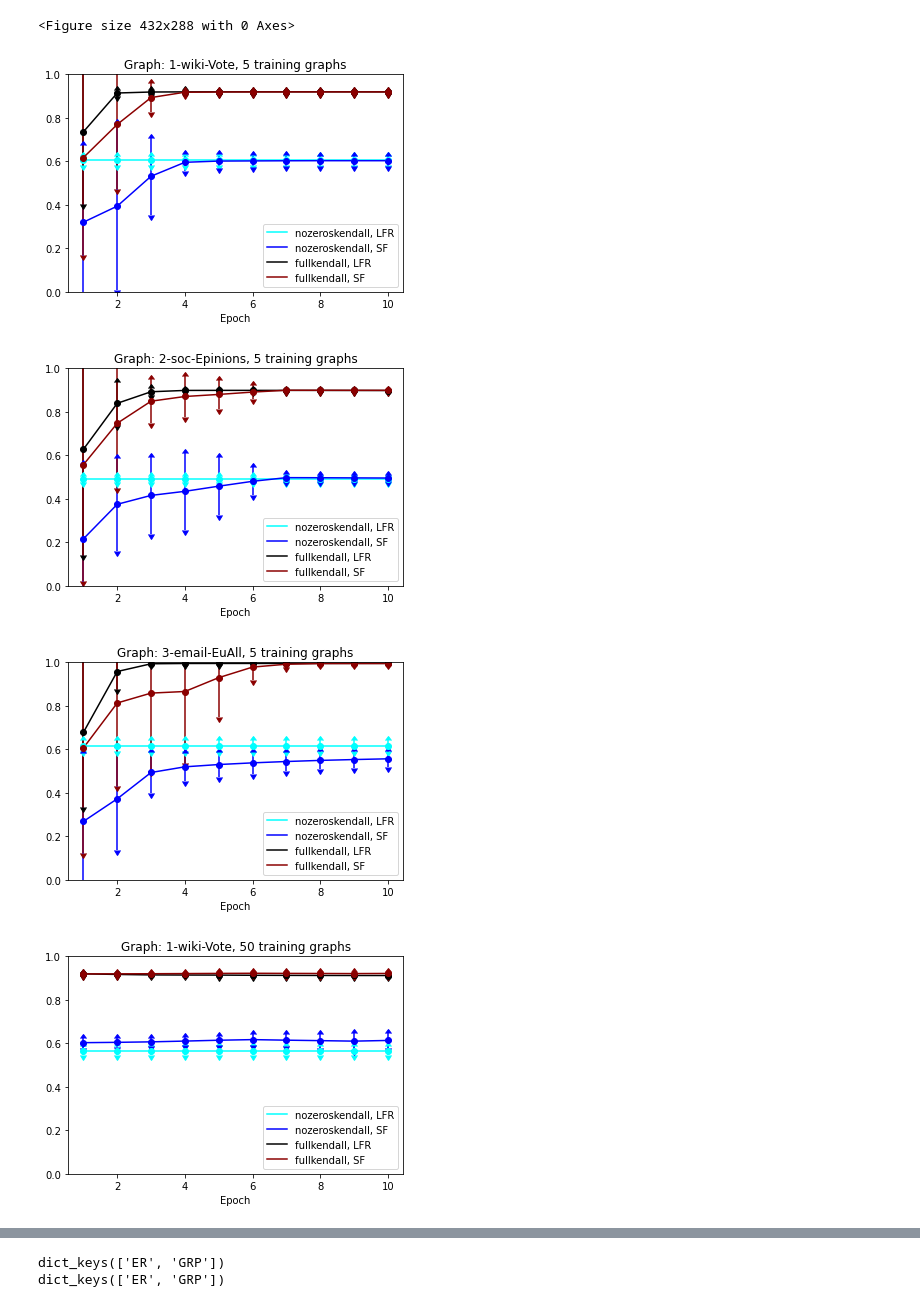
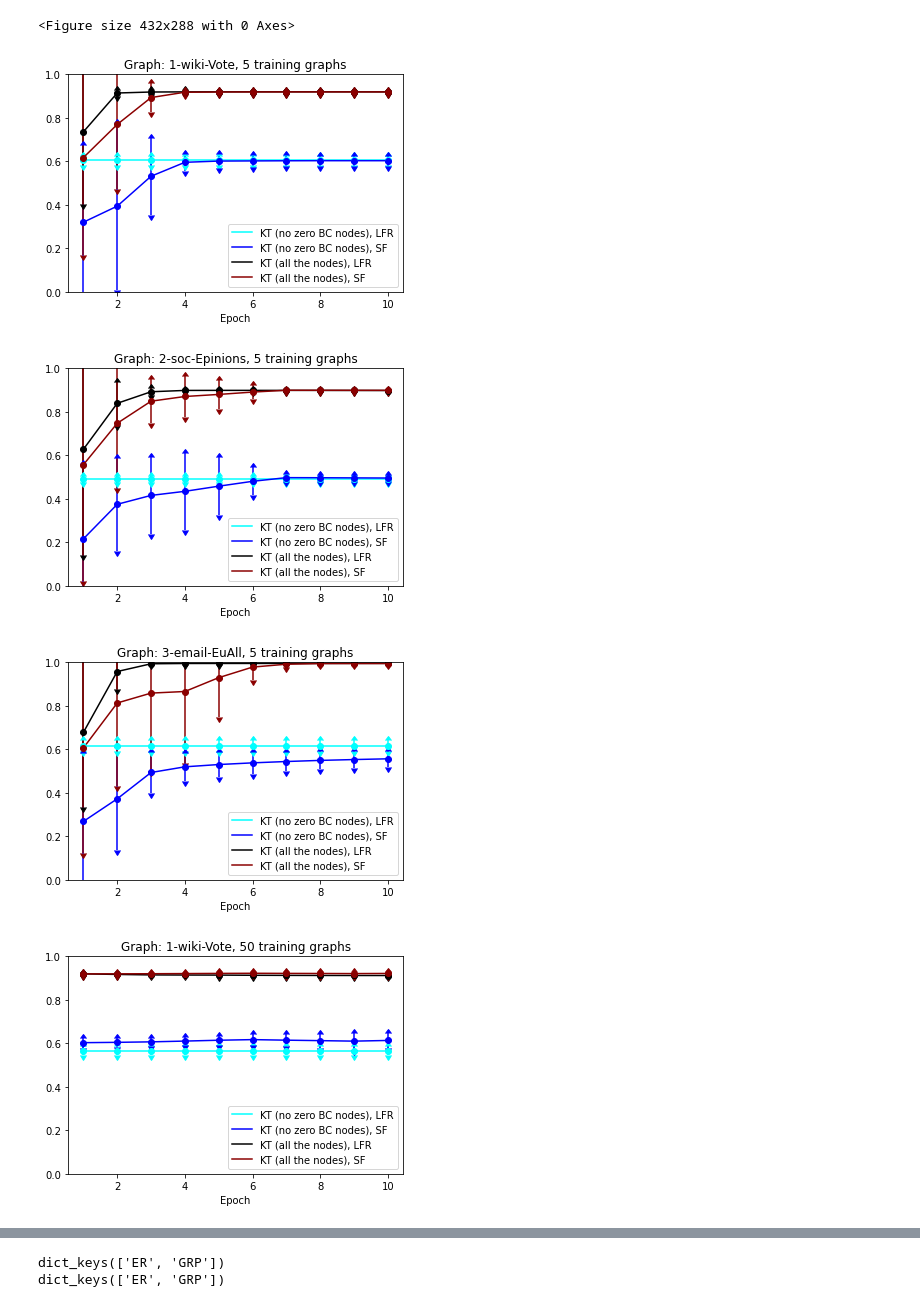
Before and after one commit to aitorsq/TFM---GNN_Ranking, a Jupyter notebook: custom/exp_9_zero_analysis_generate_top_metrics.ipynb, the cells around one changed output, grey strips where cells are left out. Saved outputs shown, nothing was run; the diff lists cells and outputs as text; code cells hidden in the pictures.

```diff
--- a/custom/exp_9_zero_analysis_generate_top_metrics.ipynb
+++ b/custom/exp_9_zero_analysis_generate_top_metrics.ipynb
@@ -436,6 +436,8 @@ for graph in graphs:
 # %%
 
 import matplotlib.pyplot as plt
+import pickle
+import numpy as np
 
 for training_graphs in [5,50]:
 
@@ -450,6 +452,7 @@ for training_graphs in [5,50]:
 
 
         metric = 'nozeroskendall'
+        labelmetric = 'KT (no zero BC nodes)'
         gtype = 'LFR'
         color = 'cyan'
         seeds = range(15)
@@ -466,10 +469,11 @@ for training_graphs in [5,50]:
             ys.append(np.mean(np.array(aux)))
             err.append(np.std(np.array(aux)))
         plt.errorbar(xs,ys,err,c=color,uplims=True, lolims=True, fmt='o')
-        plt.plot(xs,ys, c=color, label = f"{metric}, {gtype}")
+        plt.plot(xs,ys, c=color, label = f"{labelmetric}, {gtype}")
 
 
         metric = 'nozeroskendall'
+        labelmetric = 'KT (no zero BC nodes)'
         gtype = 'SF'
         color = 'blue'
         seeds = range(15)
@@ -485,9 +489,10 @@ for training_graphs in [5,50]:
             ys.append(np.mean(np.array(aux)))
             err.append(np.std(np.array(aux)))
         plt.errorbar(xs,ys,err,c=color,uplims=True, lolims=True, fmt='o')
-        plt.plot(xs,ys, c=color, label = f"{metric}, {gtype}")
+        plt.plot(xs,ys, c=color, label = f"{labelmetric}, {gtype}")
 
         metric = 'fullkendall'
+        labelmetric = 'KT (all the nodes)'
         gtype = 'LFR'
         color = 'black'
         seeds = range(15)
@@ -503,37 +508,38 @@ for training_graphs in [5,50]:
             ys.append(np.mean(np.array(aux)))
             err.append(np.std(np.array(aux)))
         plt.errorbar(xs,ys,err,c=color,uplims=True, lolims=True, fmt='o')
-        plt.plot(xs,ys, c=color, label = f"{metric}, {gtype}")
+        plt.plot(xs,ys, c=color, label = f"{labelmetric}, {gtype}")
 
 
         metric = 'fullkendall'
+        labelmetric = 'KT (all the nodes)'
         gtype = 'SF'
         color = 'darkred'
         seeds = range(15)
 
         xs = range(1,11)
         ys = []
         err = []
         for j in xs:
             aux = []
             for seed in seeds:
                 aux.append(M[graph][seed][gtype][f"{j-1}_epoch"][metric][0])
 
             ys.append(np.mean(np.array(aux)))
             err.append(np.std(np.array(aux)))
         plt.errorbar(xs,ys,err,c=color,uplims=True, lolims=True, fmt='o')
-        plt.plot(xs,ys, c=color, label = f"{metric}, {gtype}")
+        plt.plot(xs,ys, c=color, label = f"{labelmetric}, {gtype}")
 
         plt.title(f'Graph: {graph}, {training_graphs} training graphs')
         plt.legend(loc=4)
         plt.ylim(0,1)
         plt.xlabel("Epoch")
 
 
         plt.show()
         plt.clf()
 # %% [output]
-[figure, old version]
+[figure, new version]
-[figure, old version]
+[figure, new version]
-[figure, old version]
+[figure, new version]
-[figure, old version]
+[figure, new version]
```
Also changed, not shown: parts of 1 cell of this notebook, 28 other files.
